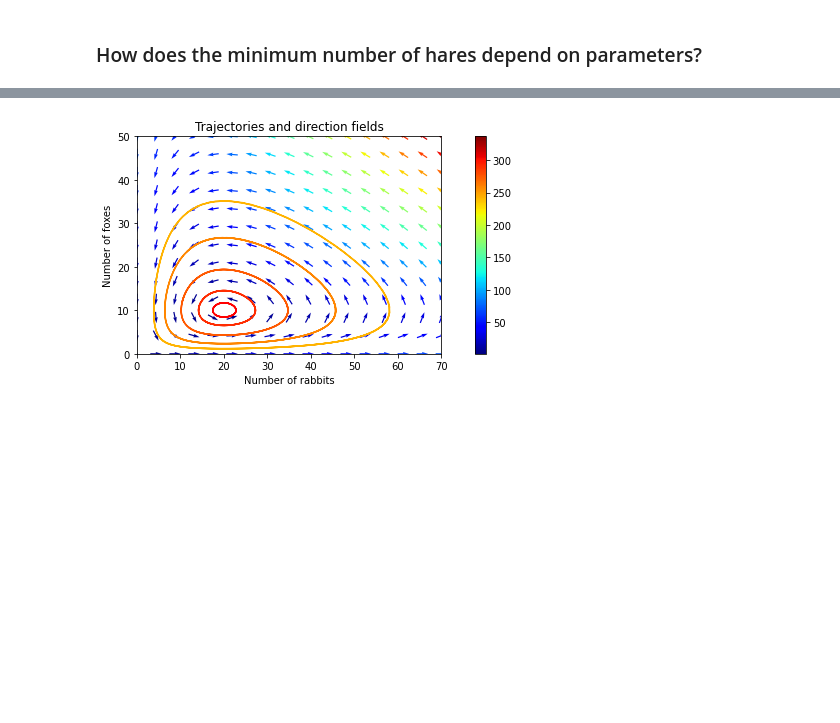
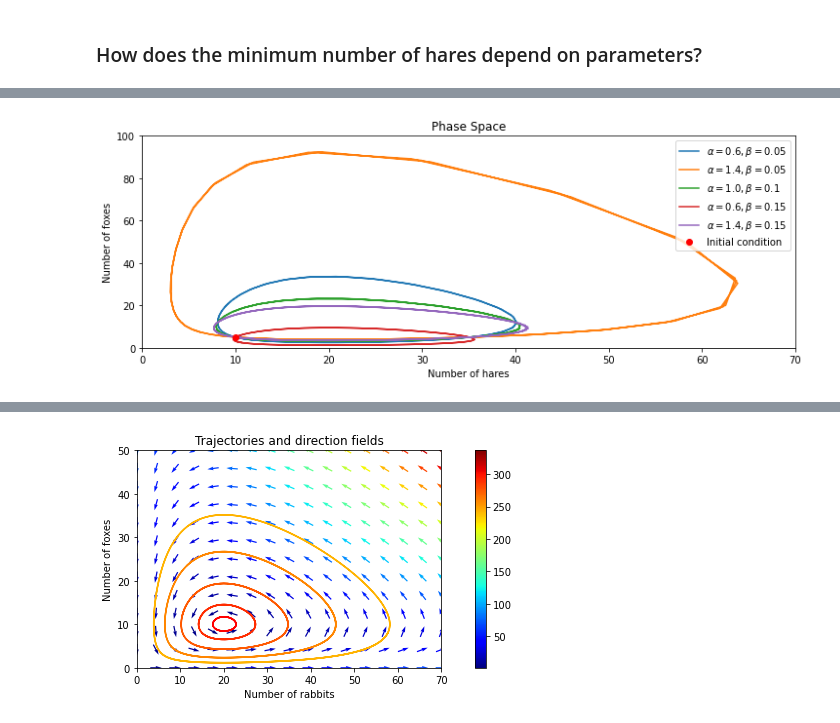
Before and after one commit to merstad/inf200-advanced-programming, a Jupyter notebook: lectures/l11/INF200_H21_L11.ipynb, the cells around one changed output, grey strips where cells are left out. Saved outputs shown, nothing was run; the diff lists cells and outputs as text; code cells hidden in the pictures; blank space fills up the shorter version.

```diff
--- a/lectures/l11/INF200_H21_L11.ipynb
+++ b/lectures/l11/INF200_H21_L11.ipynb
@@ -985,0 +997,16 @@ cb.ax.set_ylabel('Animal number');
+# %%
+t = np.linspace(0, 15, num=100)
+ab_combis = ((0.6, 0.05), (1.4, 0.05), (1.0, 0.1), (0.6, 0.15), (1.4, 0.15))
+for alpha, beta in ab_combis:
+    y = scipy.integrate.odeint(lv_dynamics, (10, 5), t, args=(alpha, beta, 1.5, 0.075))
+    plt.plot(y[:, 0], y[:, 1], label=rf'$\alpha={alpha}, \beta={beta}$')
+
+plt.title('Phase Space')
+plt.xlabel('Number of hares')
+plt.ylabel('Number of foxes')
+plt.axis([0, 70, 0, 100])
+plt.plot(10, 5, 'ro', label='Initial condition')
+#plt.gca().set_aspect(aspect='equal')
+plt.legend();
+# %% [output]
+[figure, added]
```
Also changed, not shown: parts of 12 cells of this notebook.
